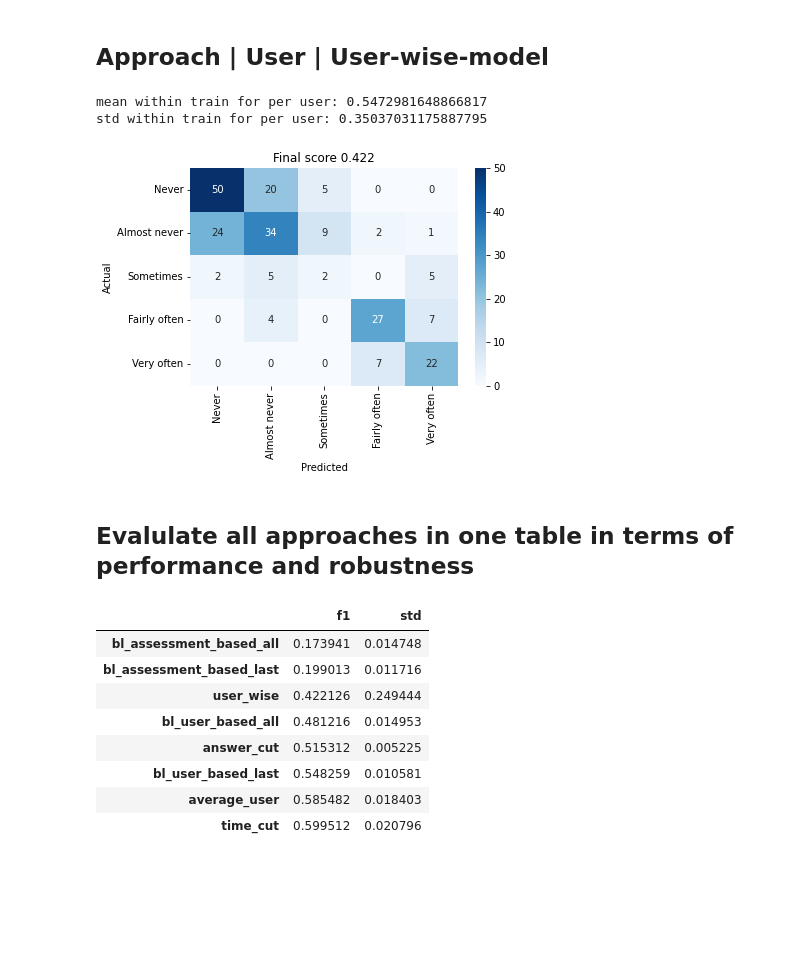
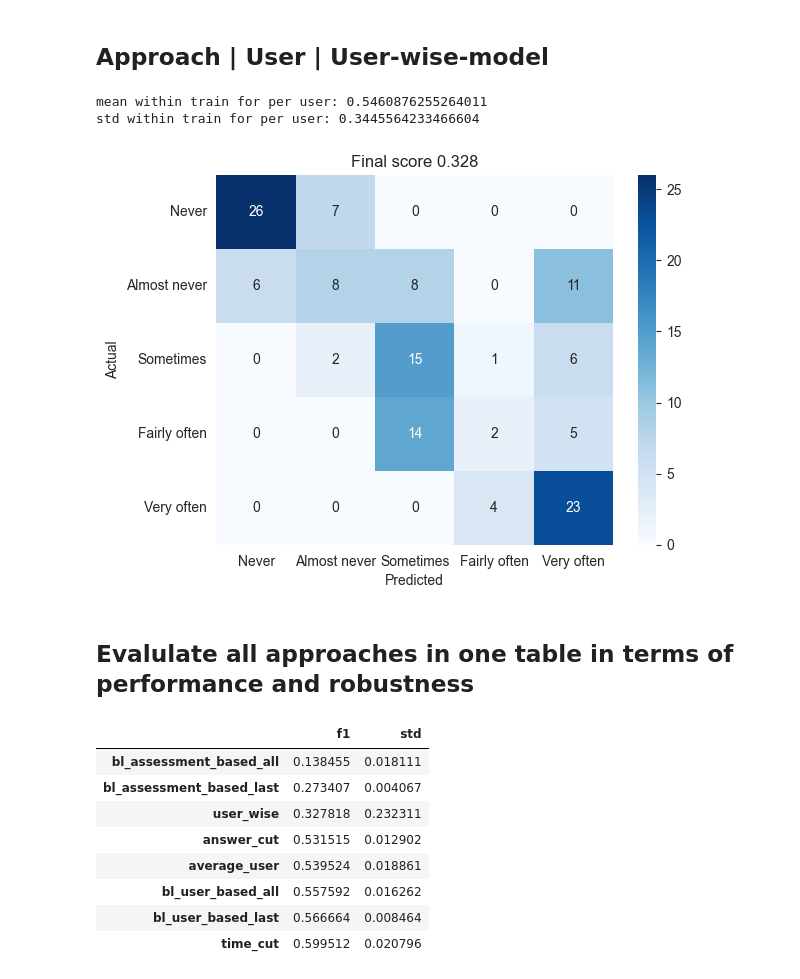
Before and after one commit to joa24jm/UsAs, a Jupyter notebook: src/d02_ml_pipelines/ch_stress.ipynb, the cells around one changed output. Saved outputs shown, nothing was run; the diff lists cells and outputs as text; code cells hidden in the pictures; blank space fills up the shorter version.

```diff
--- a/src/d02_ml_pipelines/ch_stress.ipynb
+++ b/src/d02_ml_pipelines/ch_stress.ipynb
@@ -76,6 +72,6 @@ seed = 2023
 # %%
 # first 80 % of users into train, second 20 % into test
-df_train, df_test = helpers.create_train_and_test_set(df, sort_users=False, seed=seed)
+df_train, df_test = helpers.create_train_and_test_set(df)
 # %%
 # define features and target
 features = process_ch_stress_dataset.get_features()
@@ -315,7 +314,7 @@ Making a precise differentiation with evenly sized time chunks, the model improv
 For each assesment, check the user id and calculate the mean of all answers known by this user so far. These mean replace the reported assessments.
 # %%
 # get original train and test users
-df_train, df_test = helpers.create_train_and_test_set(df, sort_users=False, seed=seed)
+df_train, df_test = helpers.create_train_and_test_set(df)
 
 # create a group column. Each group belongs to a dategroup. The first 20% of the train data belong to date_group_1, the next 20% belong to date_group_2, and so on.
 groups = np.sort(np.random.randint(low=1, high=5+1, size = df_train.shape[0]))
@@ -401,22 +400,22 @@ approach = 'user_wise'
 results_dic[approach]['f1'] = f1_final
 results_dic[approach]['std'] = scores.std()
 # %% [output]
-mean within train for per user: 0.5472981648866817
-std within train for per user: 0.35037031175887795
+mean within train for per user: 0.5460876255264011
+std within train for per user: 0.3445564233466604
-[figure, old version]
+[figure, new version]
 # %% [markdown]
 ## Evalulate all approaches in one table in terms of performance and robustness
 # %%
 res_df = pd.DataFrame.from_dict(results_dic, orient="index").sort_values(by='f1')
-res_df.to_csv(f'../../results/tables/approaches/ch_stress_seed_{seed}.csv', index_label='approach')
+res_df.to_csv('../../results/tables/approaches/ch_stress.csv', index_label='approach')
 res_df
 # %% [output]
 |  | f1 | std |
-| bl_assessment_based_all | 0.173941 | 0.014748 |
-| bl_assessment_based_last | 0.199013 | 0.011716 |
-| user_wise | 0.422126 | 0.249444 |
-| bl_user_based_all | 0.481216 | 0.014953 |
-| answer_cut | 0.515312 | 0.005225 |
-| bl_user_based_last | 0.548259 | 0.010581 |
-| average_user | 0.585482 | 0.018403 |
+| bl_assessment_based_all | 0.138455 | 0.018111 |
+| bl_assessment_based_last | 0.273407 | 0.004067 |
+| user_wise | 0.327818 | 0.232311 |
+| answer_cut | 0.531515 | 0.012902 |
+| average_user | 0.539524 | 0.018861 |
+| bl_user_based_all | 0.557592 | 0.016262 |
+| bl_user_based_last | 0.566664 | 0.008464 |
 | time_cut | 0.599512 | 0.020796 |
```
Also changed, not shown: parts of 8 cells of this notebook, 7 other files.
